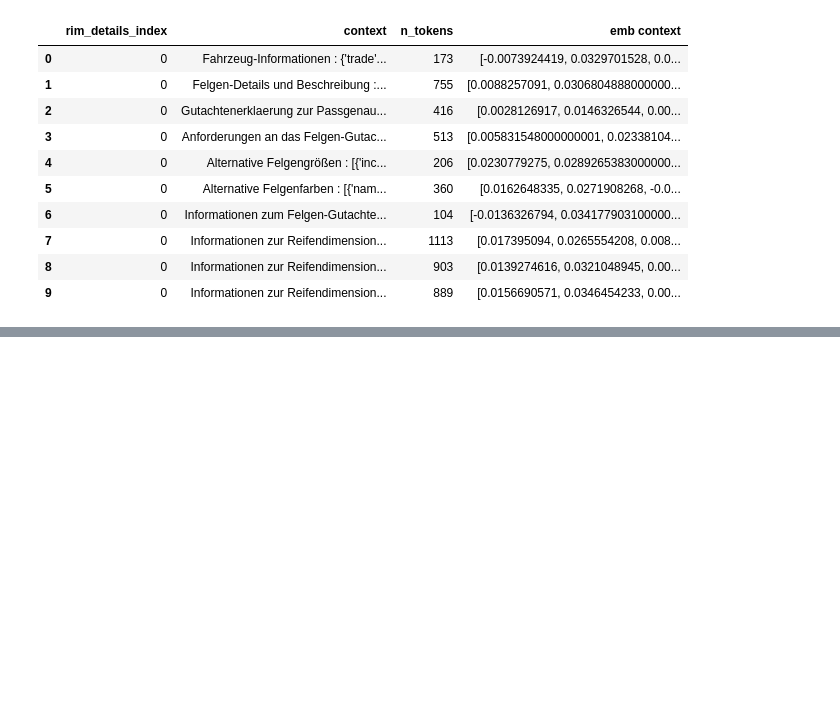
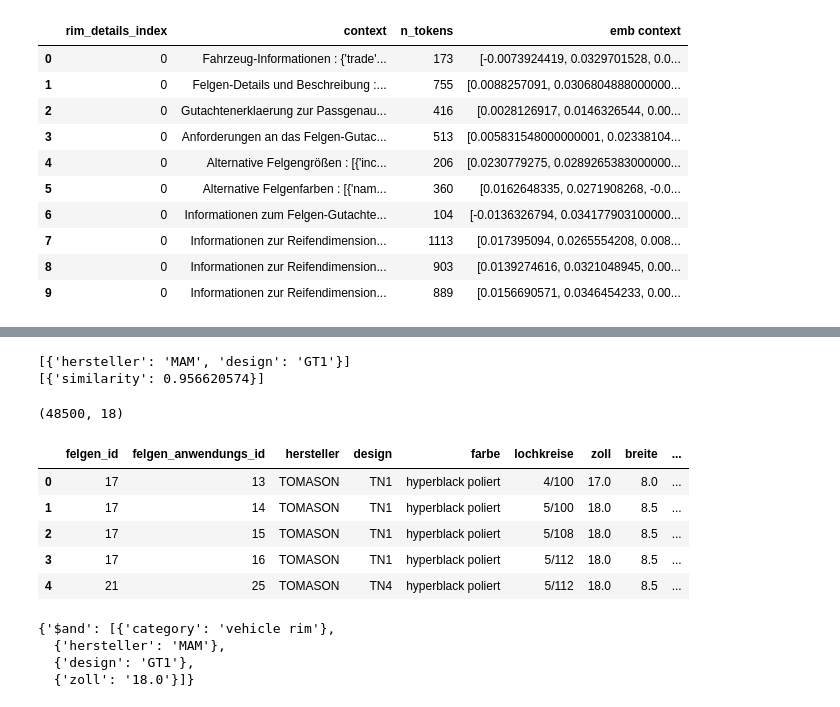
Before and after one commit to ArTyOd/fo_ai, a Jupyter notebook: check_dfs.ipynb, the cells around one changed output, grey strips where cells are left out. Cells and saved outputs as stored; diff of their text form; code cells hidden in the pictures; blank space fills up the shorter version.

```diff
--- a/check_dfs.ipynb
+++ b/check_dfs.ipynb
@@ -118,0 +317,18 @@ df_hd = df_hd[columns_to_keep]
+# %%
+print(contexts)
+print(context_details)
+# %% [output]
+[{'hersteller': 'MAM', 'design': 'GT1'}]
+[{'similarity': 0.956620574}]
+# %%
+df_all_rims["id"] = "vr-" + df_all_rims.index.astype(str)
+print(df_all_rims.shape)
+df_all_rims.head()
+# %% [output]
+(48500, 18)
+|  | felgen_id | felgen_anwendungs_id | hersteller | design | farbe | lochkreise | zoll | breite | ... |
+| 0 | 17 | 13 | TOMASON | TN1 | hyperblack poliert | 4/100 | 17.0 | 8.0 | ... |
+| 1 | 17 | 14 | TOMASON | TN1 | hyperblack poliert | 5/100 | 18.0 | 8.5 | ... |
+| 2 | 17 | 15 | TOMASON | TN1 | hyperblack poliert | 5/108 | 18.0 | 8.5 | ... |
+| 3 | 17 | 16 | TOMASON | TN1 | hyperblack poliert | 5/112 | 18.0 | 8.5 | ... |
+| 4 | 21 | 25 | TOMASON | TN4 | hyperblack poliert | 5/112 | 18.0 | 8.5 | ... |
@@ -118,0 +402,8 @@ df_hd = df_hd[columns_to_keep]
+# %%
+filter_query = create_filter_query(contexts, row["zoll"])
+filter_query
+# %% [output]
+{'$and': [{'category': 'vehicle rim'},
+  {'hersteller': 'MAM'},
+  {'design': 'GT1'},
+  {'zoll': '18.0'}]}
```
Also changed, not shown: parts of 28 cells of this notebook, 8 other files.
